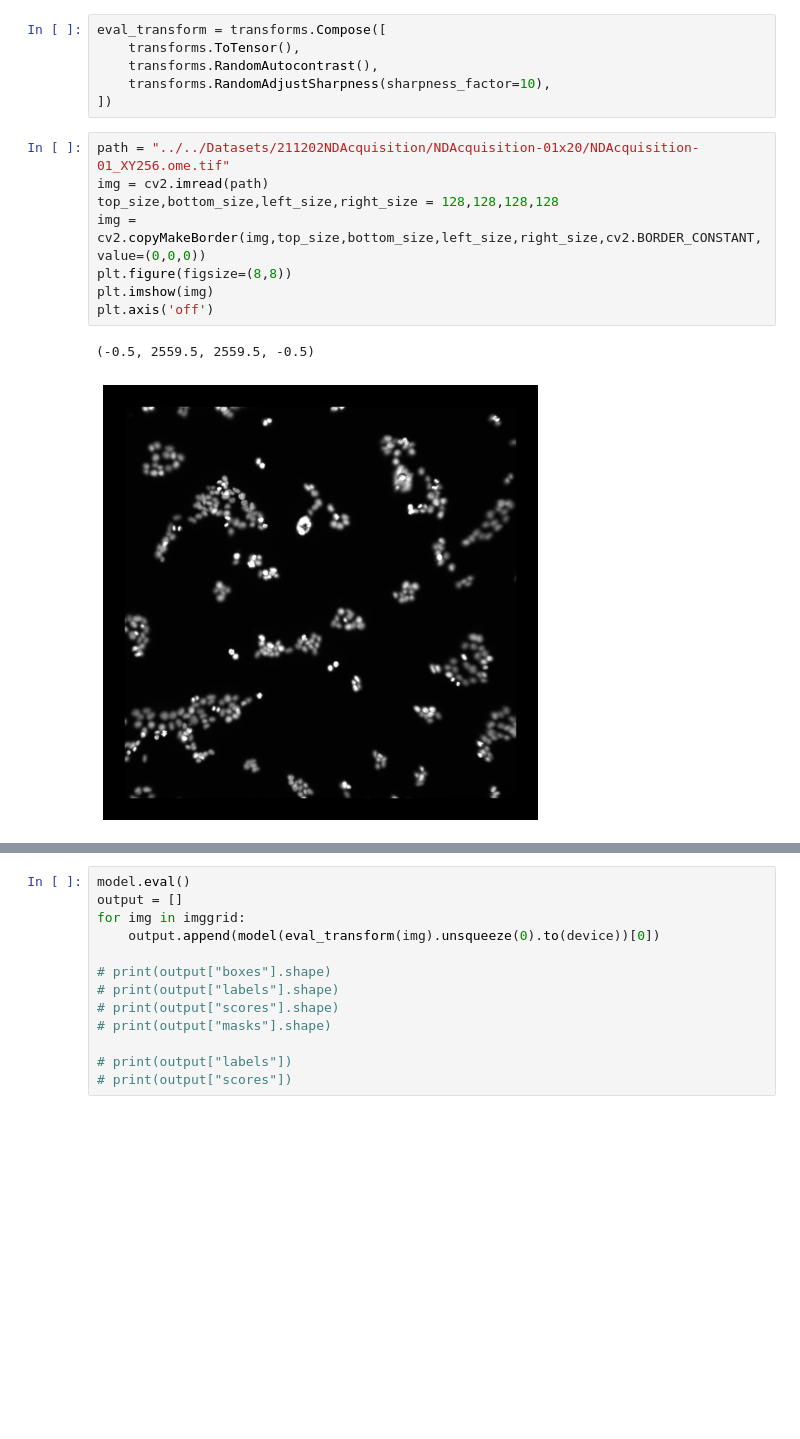
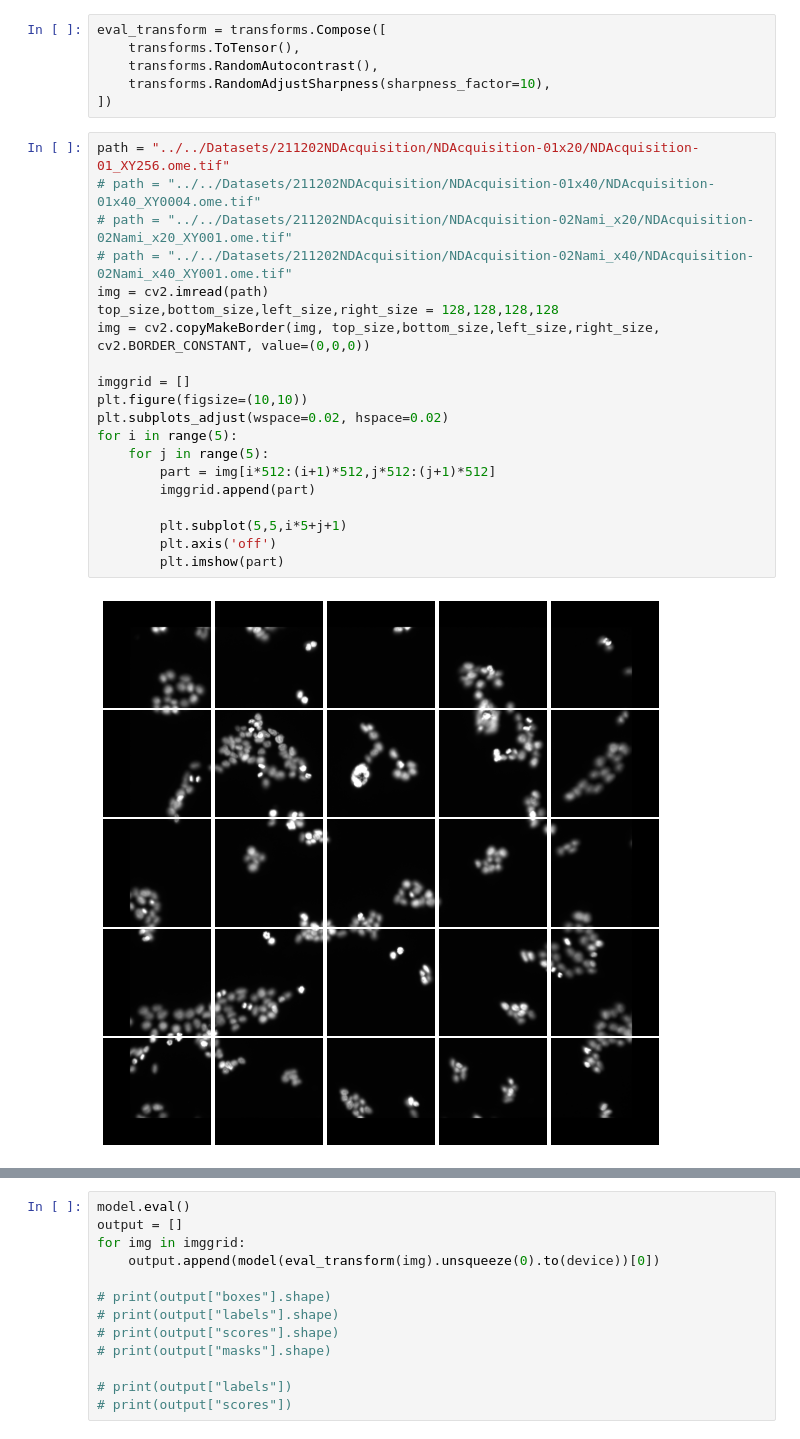
Before and after one commit to DDDog-WANG/NDAcquisition, a Jupyter notebook: Segmentation/pytorch_maskrcnn_cell.ipynb, the cells around one changed output, grey strips where cells are left out. Drawn from its saved outputs; the diff is of its cells as text; blank space fills up the shorter version.

```diff
--- a/Segmentation/pytorch_maskrcnn_cell.ipynb
+++ b/Segmentation/pytorch_maskrcnn_cell.ipynb
@@ -368,12 +386,23 @@ eval_transform = transforms.Compose([
 ])
 # %%
 path = "../../Datasets/211202NDAcquisition/NDAcquisition-01x20/NDAcquisition-01_XY256.ome.tif"
+# path = "../../Datasets/211202NDAcquisition/NDAcquisition-01x40/NDAcquisition-01x40_XY0004.ome.tif"
+# path = "../../Datasets/211202NDAcquisition/NDAcquisition-02Nami_x20/NDAcquisition-02Nami_x20_XY001.ome.tif"
+# path = "../../Datasets/211202NDAcquisition/NDAcquisition-02Nami_x40/NDAcquisition-02Nami_x40_XY001.ome.tif"
 img = cv2.imread(path)
 top_size,bottom_size,left_size,right_size = 128,128,128,128
-img = cv2.copyMakeBorder(img,top_size,bottom_size,left_size,right_size,cv2.BORDER_CONSTANT,value=(0,0,0))
-plt.figure(figsize=(8,8))
-plt.imshow(img)
-plt.axis('off')
+img = cv2.copyMakeBorder(img, top_size,bottom_size,left_size,right_size, cv2.BORDER_CONSTANT, value=(0,0,0))
+
+imggrid = []
+plt.figure(figsize=(10,10))
+plt.subplots_adjust(wspace=0.02, hspace=0.02)
+for i in range(5):
+    for j in range(5):
+        part = img[i*512:(i+1)*512,j*512:(j+1)*512]
+        imggrid.append(part)
+
+        plt.subplot(5,5,i*5+j+1)
+        plt.axis('off')
+        plt.imshow(part)
 # %% [output]
-(-0.5, 2559.5, 2559.5, -0.5)
-[figure, old version]
+[figure, new version]
```
Also changed, not shown: parts of 17 cells of this notebook, 5 other files.
